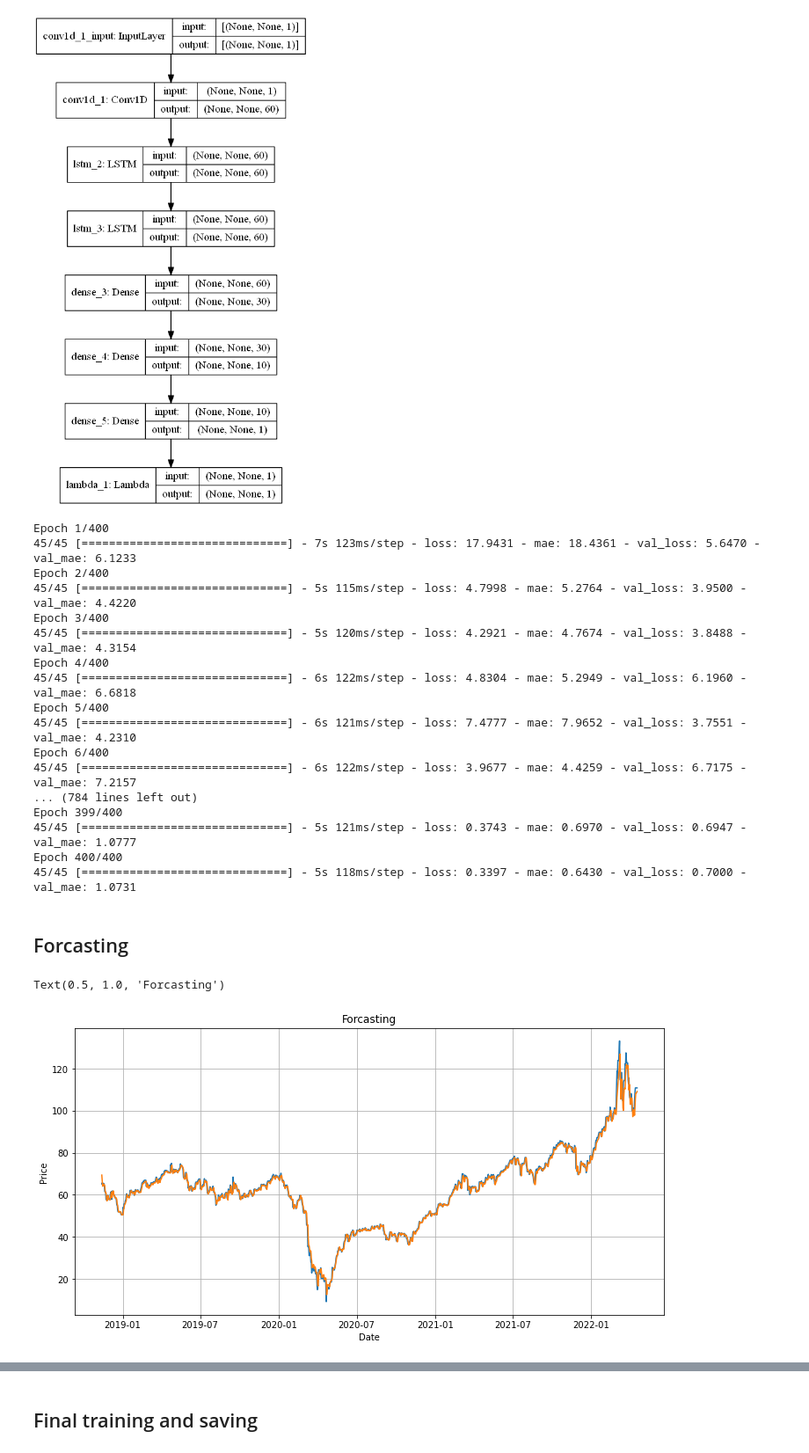
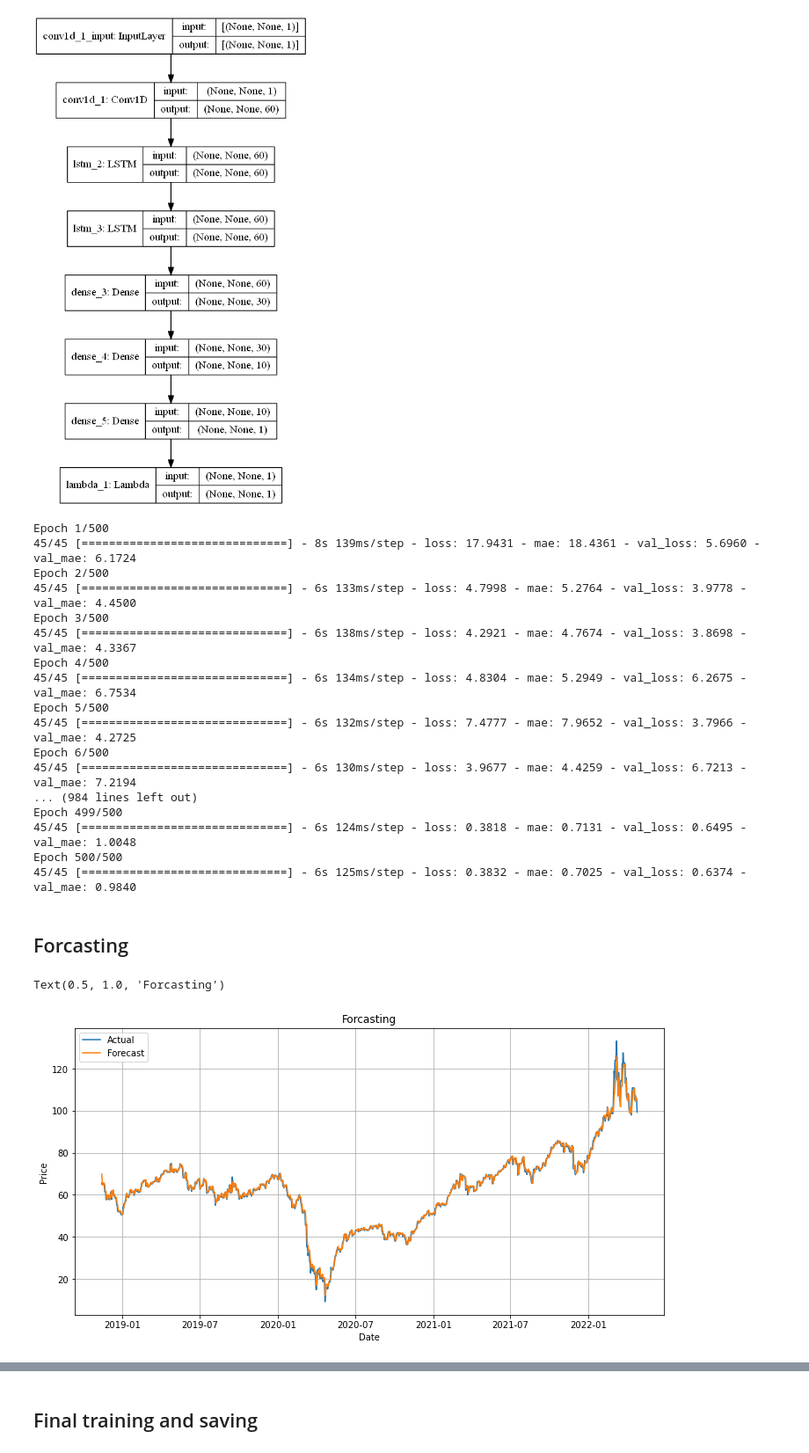
Before and after one commit to frankwwu/Time-Series-Forecasting, a Jupyter notebook: Univariate LSTM Brent Oil Price/Brent Oil Price Forecast LSTM Model.ipynb, the cells around one changed output, grey strips where cells are left out. Shown at 88% size. Saved outputs shown, nothing was run; the diff lists cells and outputs as text; code cells hidden in the pictures.

```diff
--- a/Univariate LSTM Brent Oil Price/Brent Oil Price Forecast LSTM Model.ipynb
+++ b/Univariate LSTM Brent Oil Price/Brent Oil Price Forecast LSTM Model.ipynb
@@ -115,9 +114,7 @@ x_label_valid = df[['Date']][split_time:]
 window_size = 64
 batch_size = 256
 shuffle_buffer_size = 1000
-epochs = 400
-n_input = 365
-n_features = 1
+epochs = 500
 # %% [markdown]
 ## Tuning the learning rate
 # %%
@@ -215,23 +212,23 @@ plot_model(model, to_file = 'model_plot.png', show_shapes = True, show_layer_nam
 valid_set = windowed_dataset(x_valid, window_size, batch_size, shuffle_buffer_size)
 history_train = model.fit(train_set, epochs = epochs, validation_data = valid_set)
 # %% [output]
-Epoch 1/400
-45/45 [==============================] - 7s 123ms/step - loss: 17.9431 - mae: 18.4361 - val_loss: 5.6470 - val_mae: 6.1233
-Epoch 2/400
-45/45 [==============================] - 5s 115ms/step - loss: 4.7998 - mae: 5.2764 - val_loss: 3.9500 - val_mae: 4.4220
-Epoch 3/400
-45/45 [==============================] - 5s 120ms/step - loss: 4.2921 - mae: 4.7674 - val_loss: 3.8488 - val_mae: 4.3154
-Epoch 4/400
-45/45 [==============================] - 6s 122ms/step - loss: 4.8304 - mae: 5.2949 - val_loss: 6.1960 - val_mae: 6.6818
-Epoch 5/400
-45/45 [==============================] - 6s 121ms/step - loss: 7.4777 - mae: 7.9652 - val_loss: 3.7551 - val_mae: 4.2310
-Epoch 6/400
-45/45 [==============================] - 6s 122ms/step - loss: 3.9677 - mae: 4.4259 - val_loss: 6.7175 - val_mae: 7.2157
-... (784 lines left out)
-Epoch 399/400
-45/45 [==============================] - 5s 121ms/step - loss: 0.3743 - mae: 0.6970 - val_loss: 0.6947 - val_mae: 1.0777
-Epoch 400/400
-45/45 [==============================] - 5s 118ms/step - loss: 0.3397 - mae: 0.6430 - val_loss: 0.7000 - val_mae: 1.0731
+Epoch 1/500
+45/45 [==============================] - 8s 139ms/step - loss: 17.9431 - mae: 18.4361 - val_loss: 5.6960 - val_mae: 6.1724
+Epoch 2/500
+45/45 [==============================] - 6s 133ms/step - loss: 4.7998 - mae: 5.2764 - val_loss: 3.9778 - val_mae: 4.4500
+Epoch 3/500
+45/45 [==============================] - 6s 138ms/step - loss: 4.2921 - mae: 4.7674 - val_loss: 3.8698 - val_mae: 4.3367
+Epoch 4/500
+45/45 [==============================] - 6s 134ms/step - loss: 4.8304 - mae: 5.2949 - val_loss: 6.2675 - val_mae: 6.7534
+Epoch 5/500
+45/45 [==============================] - 6s 132ms/step - loss: 7.4777 - mae: 7.9652 - val_loss: 3.7966 - val_mae: 4.2725
+Epoch 6/500
+45/45 [==============================] - 6s 130ms/step - loss: 3.9677 - mae: 4.4259 - val_loss: 6.7213 - val_mae: 7.2194
+... (984 lines left out)
+Epoch 499/500
+45/45 [==============================] - 6s 124ms/step - loss: 0.3818 - mae: 0.7131 - val_loss: 0.6495 - val_mae: 1.0048
+Epoch 500/500
+45/45 [==============================] - 6s 125ms/step - loss: 0.3832 - mae: 0.7025 - val_loss: 0.6374 - val_mae: 0.9840
 # %% [markdown]
 ## Forcasting
 # %%
@@ -240,11 +237,12 @@ rnn_forecast = rnn_forecast[split_time - window_size:-1, -1, 0]
 # %%
 plt.figure(figsize=(12, 6))
 plot_series(x_label_valid['Date'], x_valid)
 plot_series(x_label_valid['Date'], rnn_forecast)
+plt.legend(['Actual', 'Forecast'], loc = 'upper left')
 plt.title('Forcasting')
 # %% [output]
 Text(0.5, 1.0, 'Forcasting')
-[figure, old version]
+[figure, new version]
 # %%
 tf.keras.metrics.mean_absolute_error(x_valid, rnn_forecast).numpy()
 # %% [output]
```
Also changed, not shown: parts of 11 cells of this notebook.
